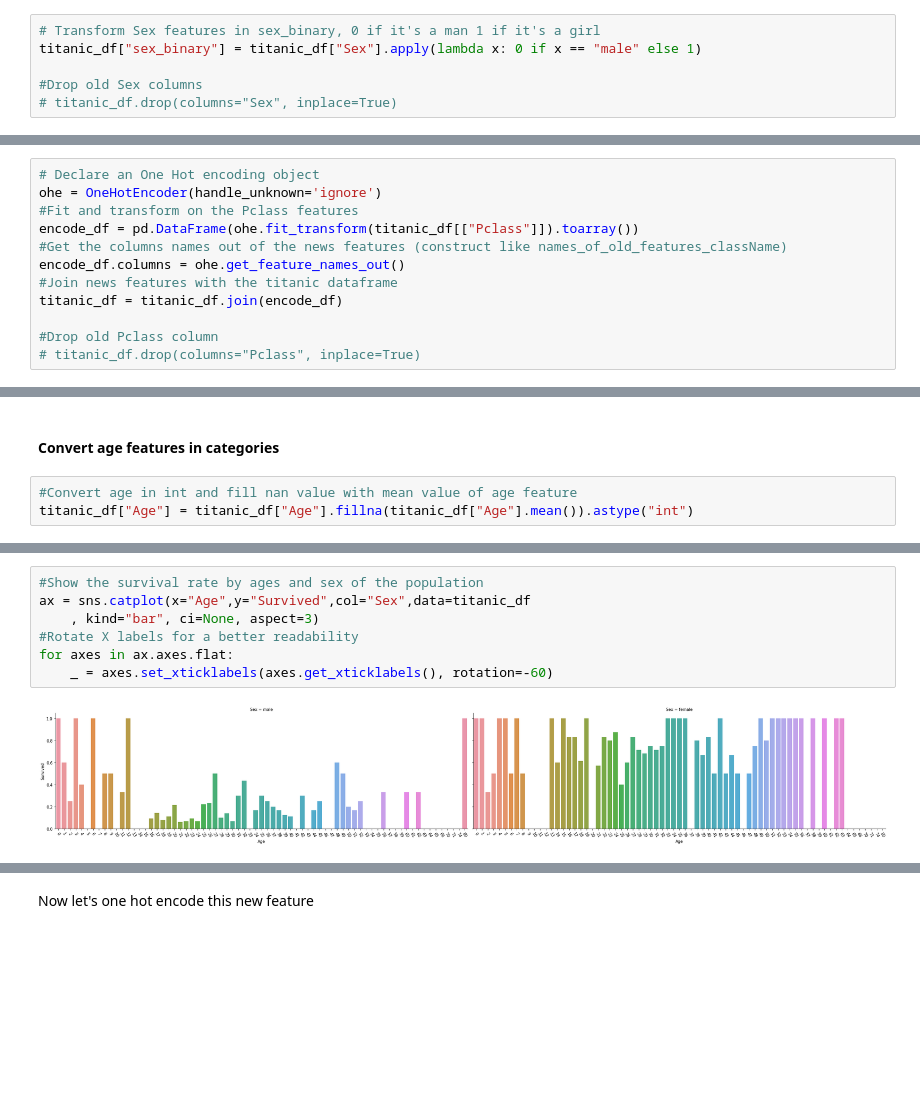
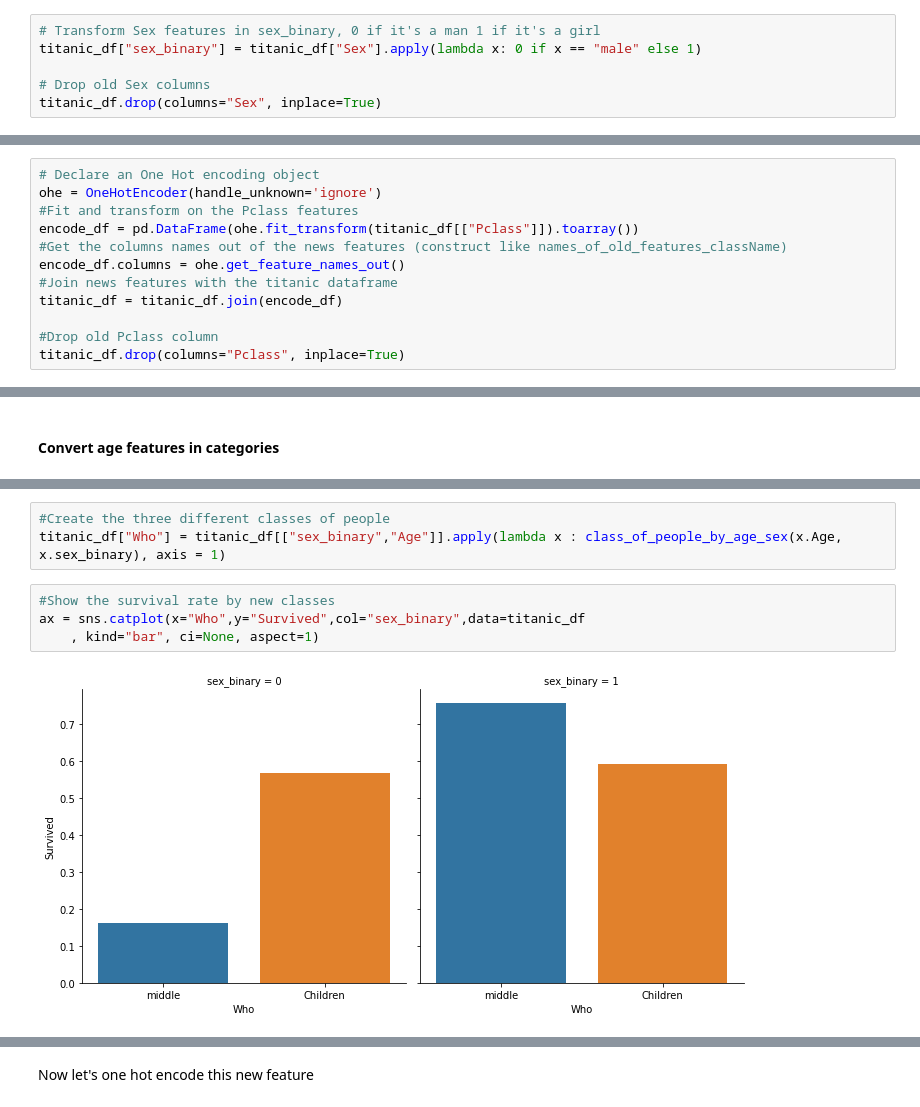
Before and after one commit to chris97425/titanic_kaggle_training, a Jupyter notebook: Notebook/data_analysis.ipynb, the cells around one changed output, grey strips where cells are left out. Cells and saved outputs as stored; diff of their text form; blank space fills up the shorter version.

```diff
--- a/Notebook/data_analysis.ipynb
+++ b/Notebook/data_analysis.ipynb
@@ -164,8 +227,8 @@ For now nan values is only in Age and Cabin let's deal with this later 👌🏼
 # Transform Sex features in sex_binary, 0 if it's a man 1 if it's a girl
 titanic_df["sex_binary"] = titanic_df["Sex"].apply(lambda x: 0 if x == "male" else 1)
 
-#Drop old Sex columns
-# titanic_df.drop(columns="Sex", inplace=True)
+# Drop old Sex columns
+titanic_df.drop(columns="Sex", inplace=True)
 # %% [markdown]
 #### Convert Pclass in binary class
 # %%
@@ -179,7 +242,7 @@ encode_df.columns = ohe.get_feature_names_out()
 titanic_df = titanic_df.join(encode_df)
 
 #Drop old Pclass column
-# titanic_df.drop(columns="Pclass", inplace=True)
+titanic_df.drop(columns="Pclass", inplace=True)
 # %%
 #Check news classes
 titanic_df.head(2)
@@ -190,5 +253,2 @@ titanic_df.head(2)
 # %% [markdown]
 #### Convert age features in categories
-# %%
-#Convert age in int and fill nan value with mean value of age feature
-titanic_df["Age"] = titanic_df["Age"].fillna(titanic_df["Age"].mean()).astype("int")
@@ -195,9 +265,9 @@ titanic_df["Age"] = titanic_df["Age"].fillna(titanic_df["Age"].mean()).astype("i
+# %%
+#Create the three different classes of people
+titanic_df["Who"] = titanic_df[["sex_binary","Age"]].apply(lambda x : class_of_people_by_age_sex(x.Age, x.sex_binary), axis = 1)
 # %%
-#Show the survival rate by ages and sex of the population
-ax = sns.catplot(x="Age",y="Survived",col="Sex",data=titanic_df
-    , kind="bar", ci=None, aspect=3)
-#Rotate X labels for a better readability
-for axes in ax.axes.flat:
-    _ = axes.set_xticklabels(axes.get_xticklabels(), rotation=-60)
+#Show the survival rate by new classes
+ax = sns.catplot(x="Who",y="Survived",col="sex_binary",data=titanic_df
+    , kind="bar", ci=None, aspect=1)
 # %% [output]
-[figure, old version]
+[figure, new version]
```
Also changed, not shown: parts of 31 cells of this notebook, 2 other files.
